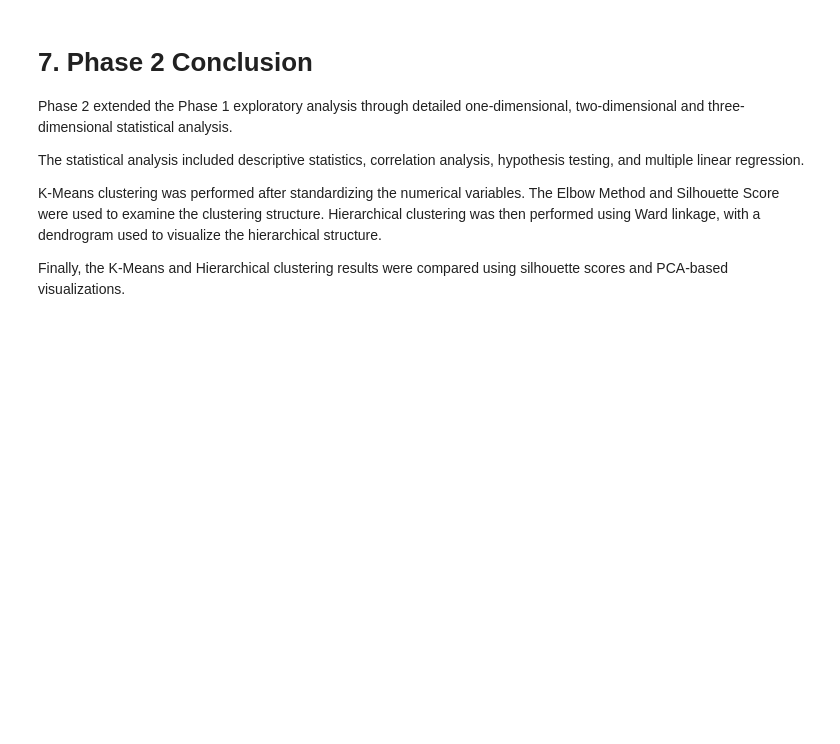
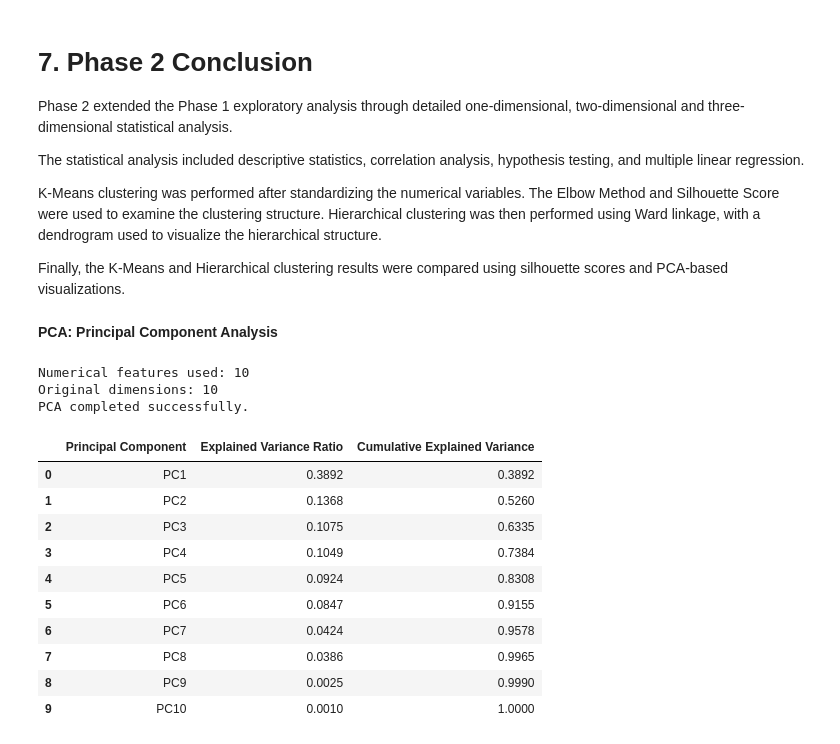
Before and after one commit to Harishree2005/Hari-Shree-P, a Jupyter notebook: Phase1_EDA_Bank_Marketing.ipynb, the cells around one changed output. Cells and saved outputs as stored; diff of their text form; code cells hidden in the pictures; blank space fills up the shorter version.

```diff
--- a/Phase1_EDA_Bank_Marketing.ipynb
+++ b/Phase1_EDA_Bank_Marketing.ipynb
@@ -1399,3 +1399,65 @@ The statistical analysis included descriptive statistics, correlation analysis,
 K-Means clustering was performed after standardizing the numerical variables. The Elbow Method and Silhouette Score were used to examine the clustering structure. Hierarchical clustering was then performed using Ward linkage, with a dendrogram used to visualize the hierarchical structure.
 
 Finally, the K-Means and Hierarchical clustering results were compared using silhouette scores and PCA-based visualizations.
+# %% [markdown]
+**PCA: Principal Component Analysis**
+# %%
+import numpy as np
+import pandas as pd
+import matplotlib.pyplot as plt
+import seaborn as sns
+from sklearn.impute import SimpleImputer
+from sklearn.preprocessing import StandardScaler
+from sklearn.decomposition import PCA
+exclude_cols = [
+    'y_numeric',
+    'KMeans_Cluster',
+    'Hierarchical_Cluster'
+]
+numeric_cols = [
+    col for col in df.select_dtypes(include=np.number).columns
+    if col not in exclude_cols
+]
+# Replace infinite values and remove entirely empty columns
+X_pca_data = df[numeric_cols].replace(
+    [np.inf, -np.inf], np.nan
+)
+X_pca_data = X_pca_data.dropna(axis=1, how='all')
+# Handle missing values
+imputer = SimpleImputer(strategy='median')
+X_imputed = imputer.fit_transform(X_pca_data)
+# Standardize features
+scaler_pca = StandardScaler()
+X_standardized = scaler_pca.fit_transform(X_imputed)
+# Fit PCA
+pca = PCA()
+X_pca_all = pca.fit_transform(X_standardized)
+# Create explained variance summary
+pca_results = pd.DataFrame({
+    'Principal Component': [
+        f'PC{i+1}' for i in range(len(pca.explained_variance_ratio_))
+    ],
+    'Explained Variance Ratio': pca.explained_variance_ratio_,
+    'Cumulative Explained Variance': np.cumsum(
+        pca.explained_variance_ratio_
+    )
+})
+print("Numerical features used:", len(X_pca_data.columns))
+print("Original dimensions:", X_standardized.shape[1])
+print("PCA completed successfully.")
+display(pca_results.round(4).head(10))
+# %% [output]
+Numerical features used: 10
+Original dimensions: 10
+PCA completed successfully.
+|  | Principal Component | Explained Variance Ratio | Cumulative Explained Variance |
+| 0 | PC1 | 0.3892 | 0.3892 |
+| 1 | PC2 | 0.1368 | 0.5260 |
+| 2 | PC3 | 0.1075 | 0.6335 |
+| 3 | PC4 | 0.1049 | 0.7384 |
+| 4 | PC5 | 0.0924 | 0.8308 |
+| 5 | PC6 | 0.0847 | 0.9155 |
+| 6 | PC7 | 0.0424 | 0.9578 |
+| 7 | PC8 | 0.0386 | 0.9965 |
+| 8 | PC9 | 0.0025 | 0.9990 |
+| 9 | PC10 | 0.0010 | 1.0000 |
```
Also changed, not shown: parts of 2 cells of this notebook.
